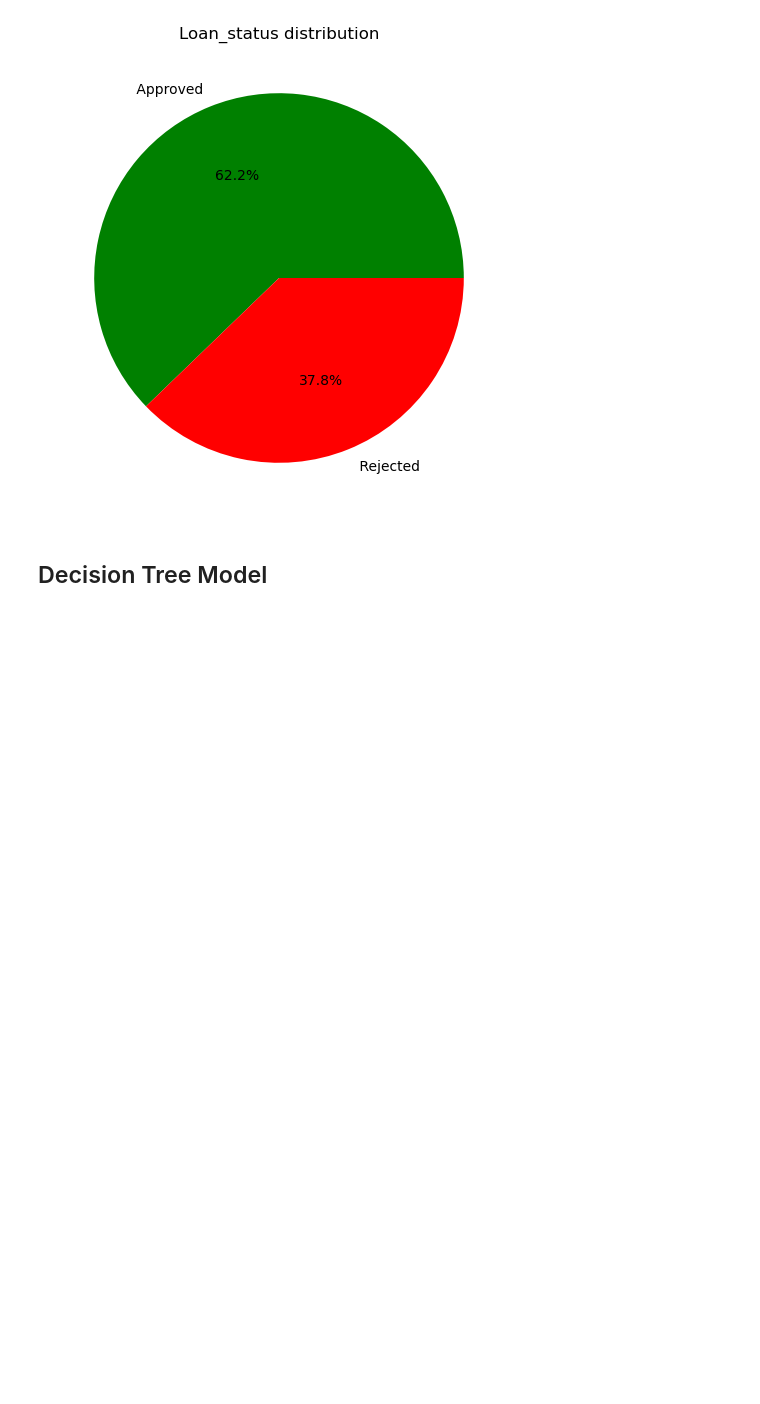
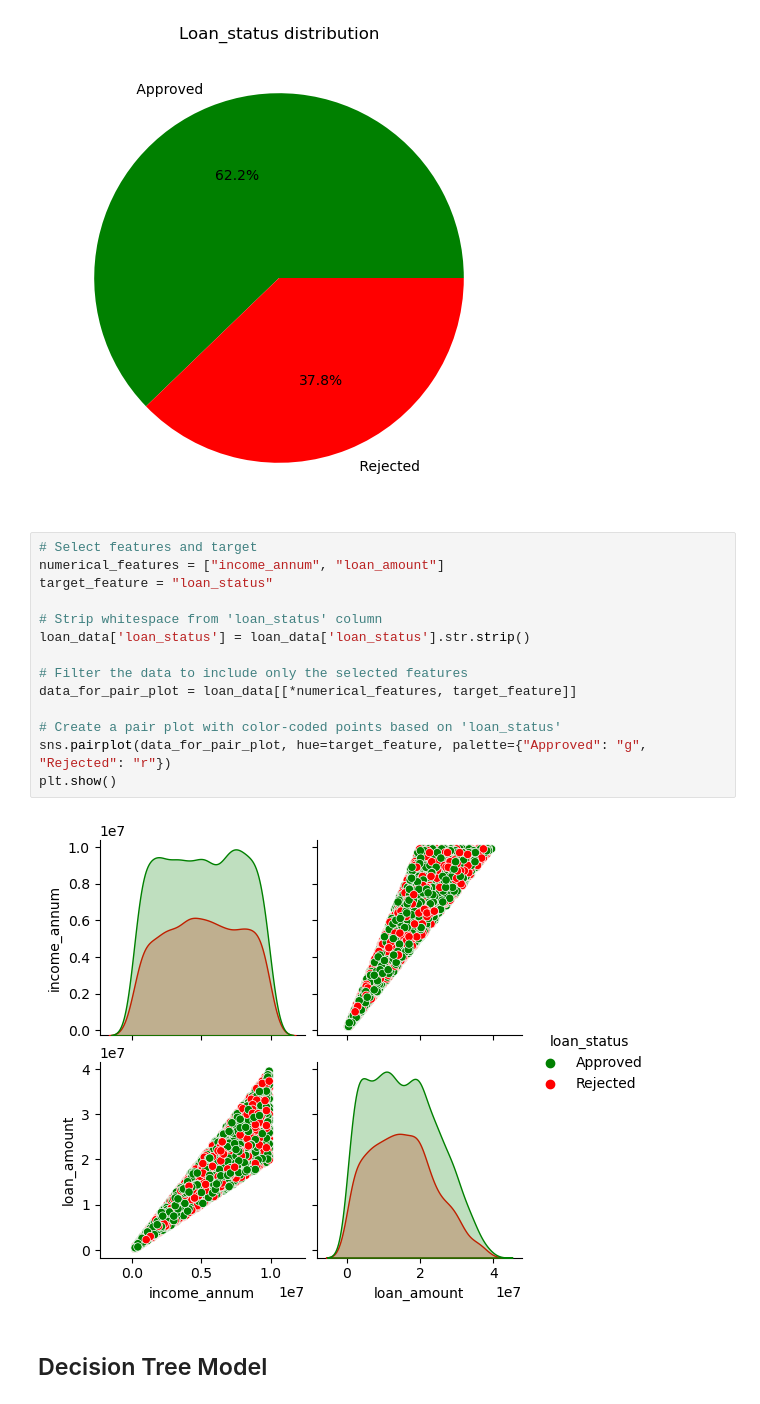
Before and after one commit to andrewdhawthorne/Loan-Approval-Prediction-Model, a Jupyter notebook: Fidels_learning_model_code.ipynb, the cells around one changed output. Cells and saved outputs as stored; diff of their text form; blank space fills up the shorter version.

Commit message:
'visualizations

```diff
--- a/Fidels_learning_model_code.ipynb
+++ b/Fidels_learning_model_code.ipynb
@@ -98,6 +98,22 @@ plt.title('Loan_status distribution')
 plt.show()
 # %% [output]
 [figure]
+# %%
+# Select features and target
+numerical_features = ["income_annum", "loan_amount"]
+target_feature = "loan_status"
+
+# Strip whitespace from 'loan_status' column
+loan_data['loan_status'] = loan_data['loan_status'].str.strip()
+
+# Filter the data to include only the selected features
+data_for_pair_plot = loan_data[[*numerical_features, target_feature]]
+
+# Create a pair plot with color-coded points based on 'loan_status'
+sns.pairplot(data_for_pair_plot, hue=target_feature, palette={"Approved": "g", "Rejected": "r"})
+plt.show()
+# %% [output]
+[figure, added]
 # %% [markdown]
 ## Decision Tree Model
 # %%
```
